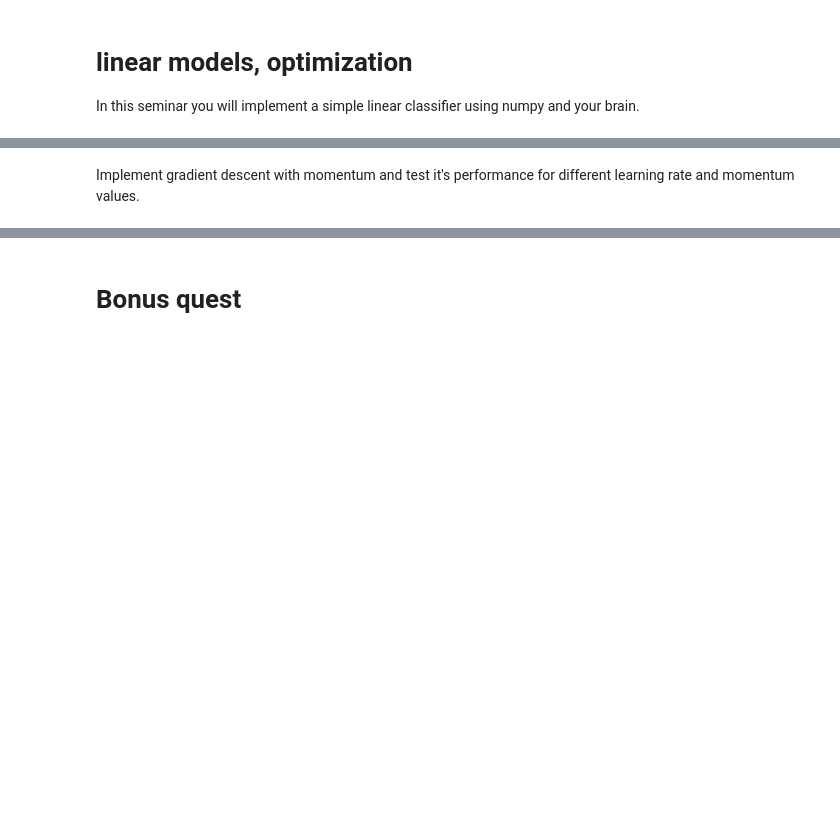
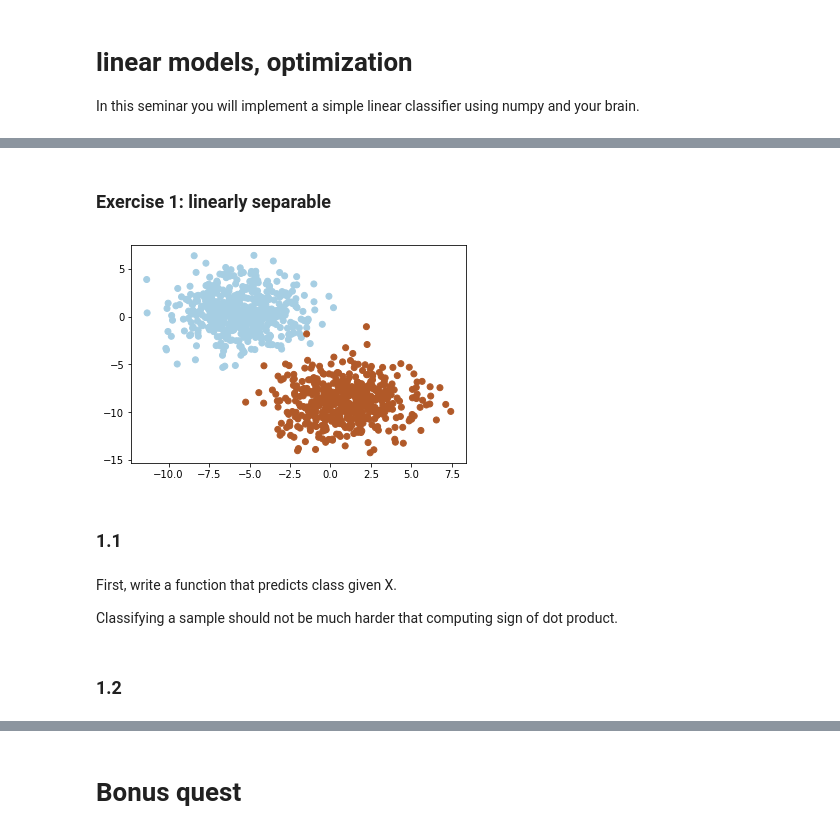
Before and after one commit to gaphex/mcs-nlp, a Jupyter notebook: lecture3/1_optimization.ipynb, the cells around one changed output, grey strips where cells are left out. Drawn from its saved outputs; the diff is of its cells as text; code cells hidden in the pictures; blank space fills up the shorter version.

```diff
--- a/lecture3/1_optimization.ipynb
+++ b/lecture3/1_optimization.ipynb
@@ -116,2 +4,0 @@ plt.clf()
-# %% [markdown]
-Implement gradient descent with momentum and test it's performance for different learning rate and momentum values.
@@ -136,0 +34,21 @@ plt.clf()
+# %% [markdown]
+### Exercise 1: linearly separable
+# %%
+X, y = sklearn.datasets.make_blobs(n_samples=1024, n_features=2, centers=2,
+                                   cluster_std=2, shuffle=False, random_state=16)
+
+h = 0.01
+x_min, x_max = X[:, 0].min() - 1, X[:, 0].max() + 1
+y_min, y_max = X[:, 1].min() - 1, X[:, 1].max() + 1
+xx, yy = np.meshgrid(np.arange(x_min, x_max, h), np.arange(y_min, y_max, h))
+
+plt.scatter(X[:, 0], X[:, 1], c=y, cmap=plt.cm.Paired)
+plt.show()
+# %% [output]
+[figure, added]
+# %% [markdown]
+### 1.1
+# %% [markdown]
+First, write a function that predicts class given X.
+
+Classifying a sample should not be much harder that computing sign of dot product.
@@ -136,0 +65,2 @@ plt.clf()
+# %% [markdown]
+### 1.2
```
Also changed, not shown: parts of 42 cells of this notebook.
